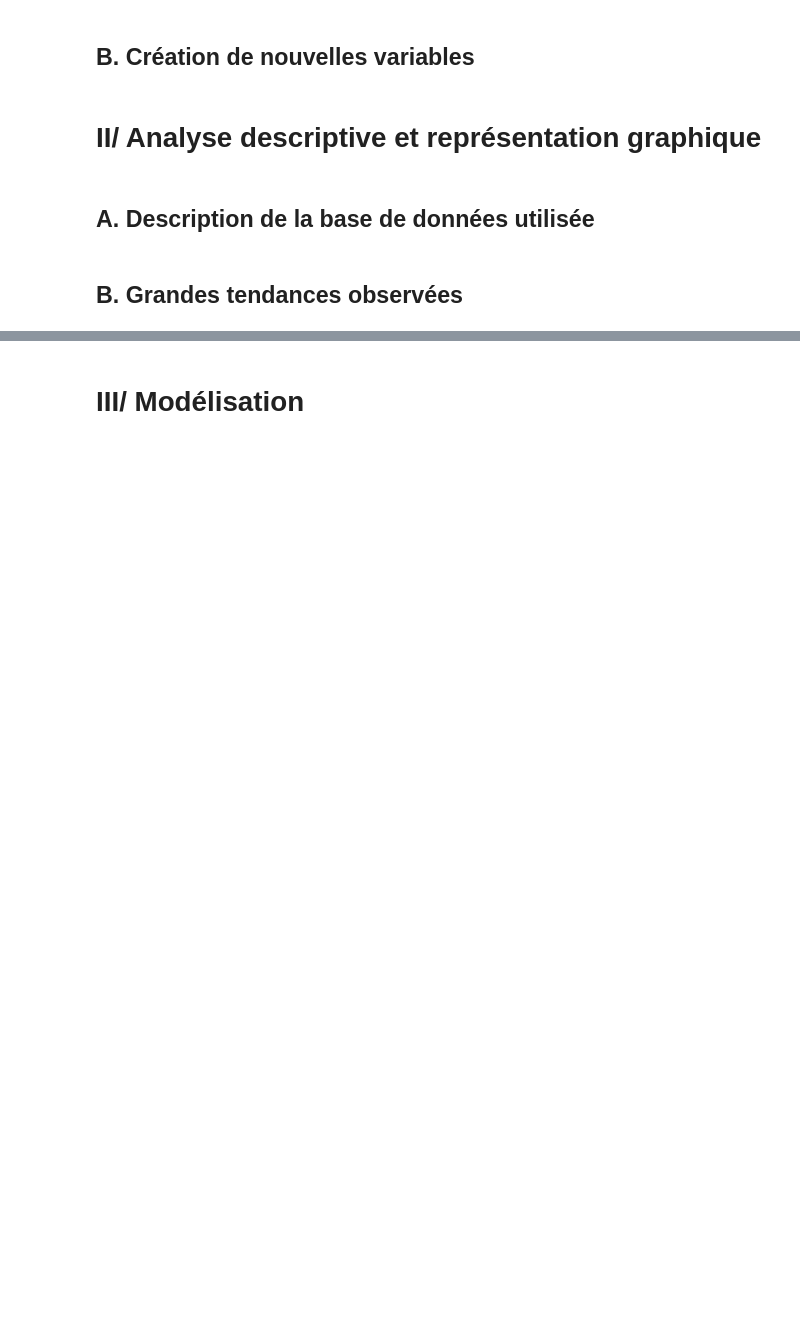
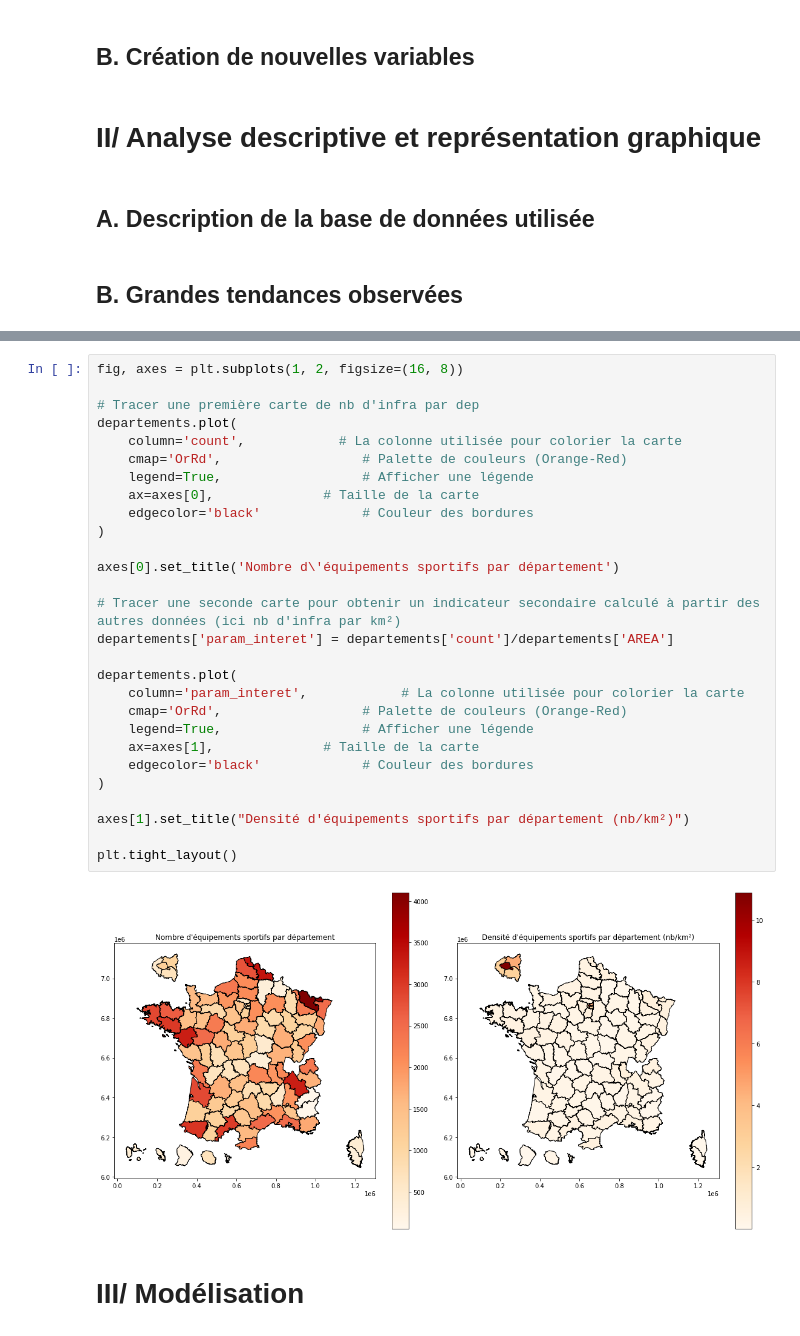
Before and after one commit to cyprienmathe/Python-data-science, a Jupyter notebook: main.ipynb, the cells around one changed output, grey strips where cells are left out. Saved outputs shown, nothing was run; the diff lists cells and outputs as text; blank space fills up the shorter version.

```diff
--- a/main.ipynb
+++ b/main.ipynb
@@ -75,2 +137,32 @@ df_epure = pd.merge(distinct, doublons, on=['inst_nom', 'new_code'], how='outer'
+# %%
+fig, axes = plt.subplots(1, 2, figsize=(16, 8))
+
+# Tracer une première carte de nb d'infra par dep
+departements.plot(
+    column='count',            # La colonne utilisée pour colorier la carte
+    cmap='OrRd',                  # Palette de couleurs (Orange-Red)
+    legend=True,                  # Afficher une légende
+    ax=axes[0],              # Taille de la carte
+    edgecolor='black'             # Couleur des bordures
+)
+
+axes[0].set_title('Nombre d\'équipements sportifs par département')
+
+# Tracer une seconde carte pour obtenir un indicateur secondaire calculé à partir des autres données (ici nb d'infra par km²)
+departements['param_interet'] = departements['count']/departements['AREA']
+
+departements.plot(
+    column='param_interet',            # La colonne utilisée pour colorier la carte
+    cmap='OrRd',                  # Palette de couleurs (Orange-Red)
+    legend=True,                  # Afficher une légende
+    ax=axes[1],              # Taille de la carte
+    edgecolor='black'             # Couleur des bordures
+)
+
+axes[1].set_title("Densité d'équipements sportifs par département (nb/km²)")
+
+plt.tight_layout()
+# %% [output]
+[figure, added]
 # %% [markdown]
 # III/ Modélisation
```
Also changed, not shown: parts of 15 cells of this notebook.
